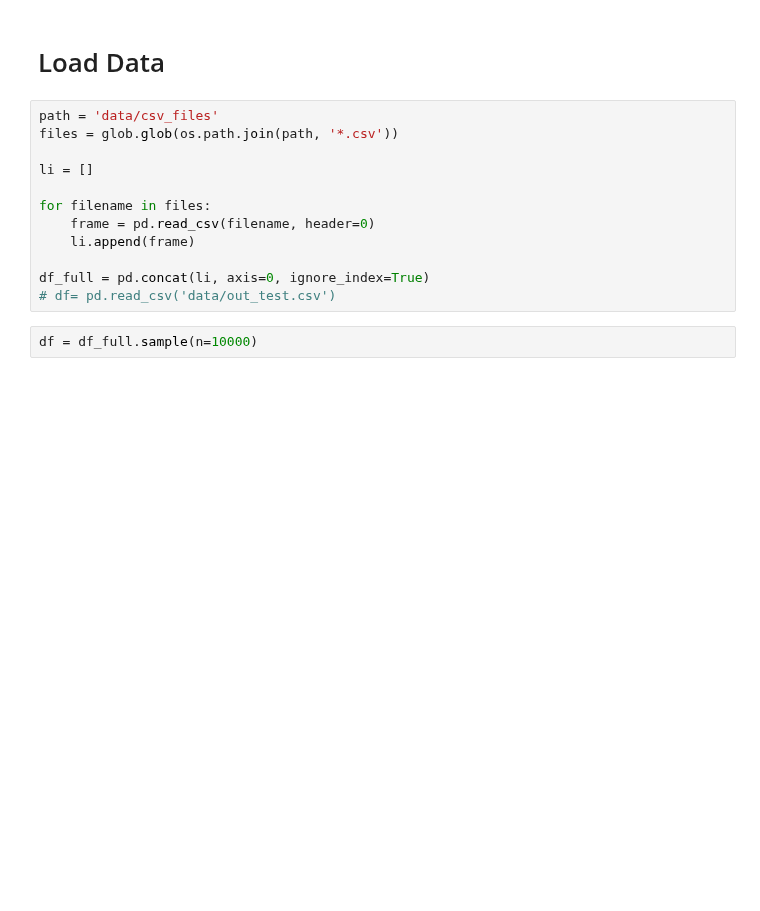
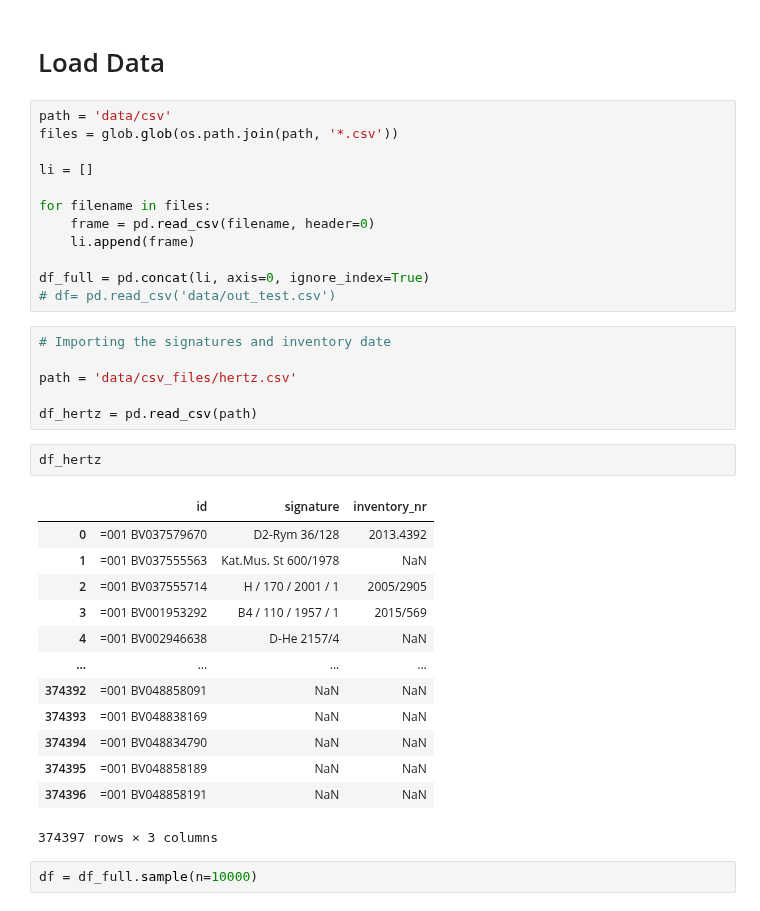
Before and after one commit to hanaCasey/BHVizData, a Jupyter notebook: exploration.ipynb, the cells around one changed output. Saved outputs shown, nothing was run; the diff lists cells and outputs as text; blank space fills up the shorter version.

Commit message:
found the signatures.

```diff
--- a/exploration.ipynb
+++ b/exploration.ipynb
@@ -9,7 +9,7 @@ import math
 # %% [markdown]
 # Load Data
 # %%
-path = 'data/csv_files'
+path = 'data/csv'
 files = glob.glob(os.path.join(path, '*.csv'))
 
 li = []
@@ -20,6 +20,28 @@ for filename in files:
 
 df_full = pd.concat(li, axis=0, ignore_index=True)
 # df= pd.read_csv('data/out_test.csv')
+# %%
+# Importing the signatures and inventory date
+
+path = 'data/csv_files/hertz.csv'
+
+df_hertz = pd.read_csv(path)
+# %%
+df_hertz
+# %% [output]
+|  | id | signature | inventory_nr |
+| 0 | =001 BV037579670 | D2-Rym 36/128 | 2013.4392 |
+| 1 | =001 BV037555563 | Kat.Mus. St 600/1978 | NaN |
+| 2 | =001 BV037555714 | H / 170 / 2001 / 1 | 2005/2905 |
+| 3 | =001 BV001953292 | B4 / 110 / 1957 / 1 | 2015/569 |
+| 4 | =001 BV002946638 | D-He 2157/4 | NaN |
+| ... | ... | ... | ... |
+| 374392 | =001 BV048858091 | NaN | NaN |
+| 374393 | =001 BV048838169 | NaN | NaN |
+| 374394 | =001 BV048834790 | NaN | NaN |
+| 374395 | =001 BV048858189 | NaN | NaN |
+| 374396 | =001 BV048858191 | NaN | NaN |
+374397 rows × 3 columns
 # %%
 df = df_full.sample(n=10000)
 # %% [markdown]
```
Also changed, not shown: parts of 6 cells of this notebook, 7 other files.
